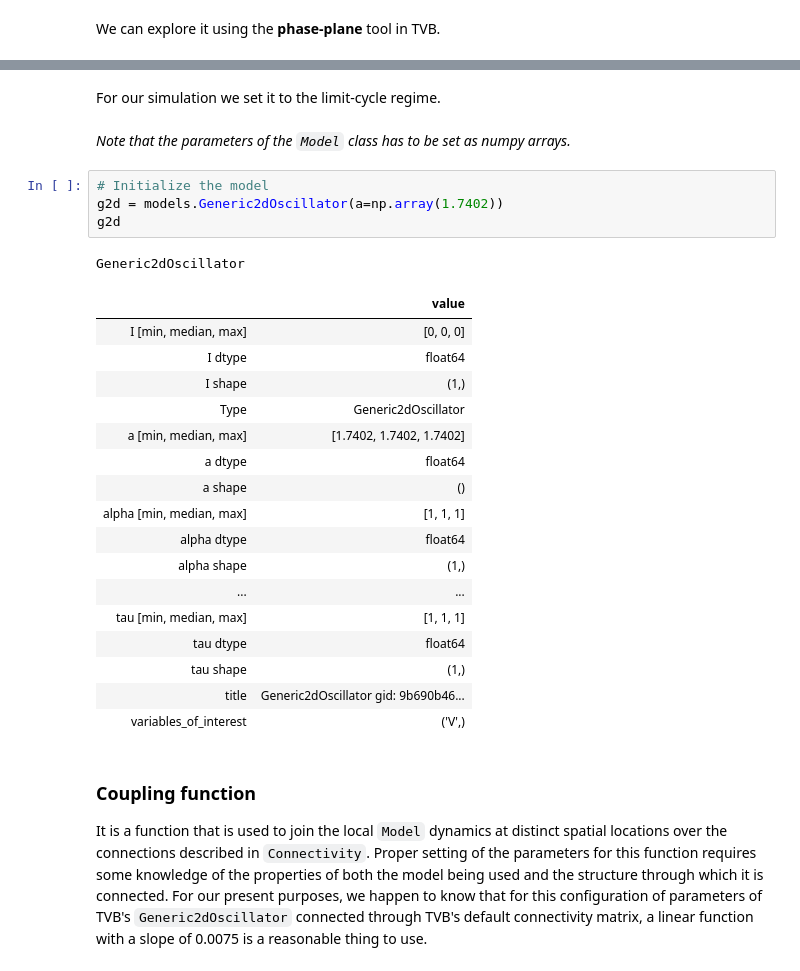
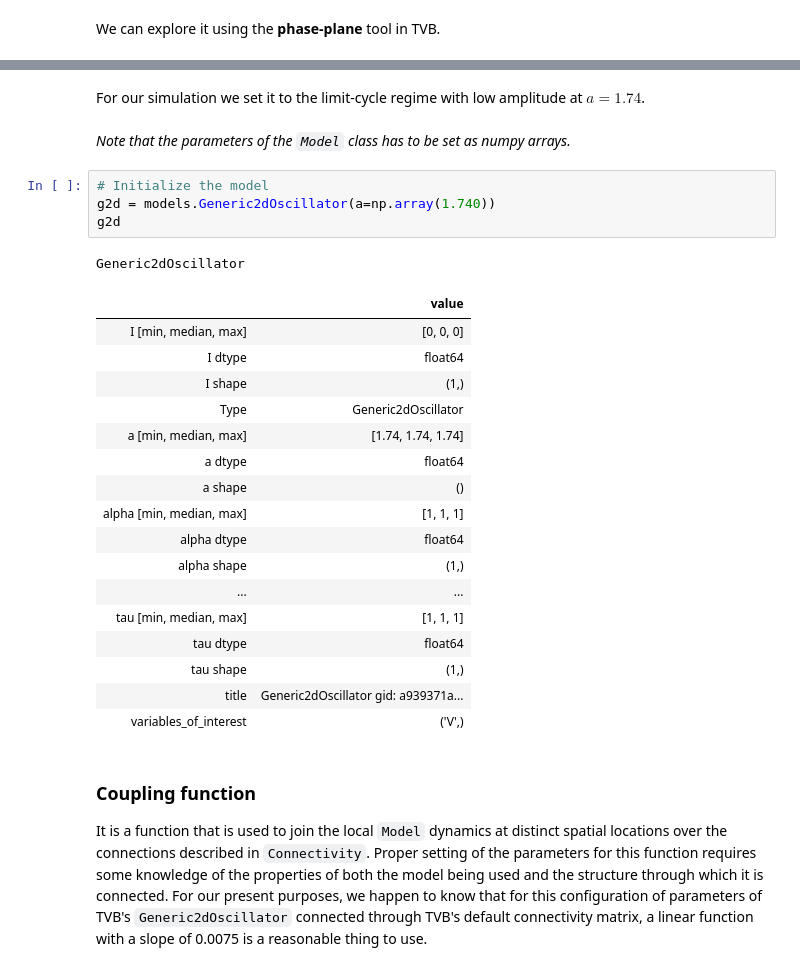
Before and after one commit to i-Zaak/tvb_tutorials, a Jupyter notebook: 1_TVB_First_steps.ipynb, the cells around one changed output, grey strips where cells are left out. Drawn from its saved outputs; the diff is of its cells as text.

```diff
--- a/1_TVB_First_steps.ipynb
+++ b/1_TVB_First_steps.ipynb
@@ -113,19 +113,19 @@ interactive(children=(FloatSlider(value=1.0, description='tau', max=5.0, min=1.0
 # %% [markdown]
-For our simulation we set it to the limit-cycle regime.
+For our simulation we set it to the limit-cycle regime with low amplitude at $a=1.74$.
 # %% [markdown]
 *Note that the parameters of the `Model` class has to be set as numpy arrays.*
 # %%
 # Initialize the model
-g2d = models.Generic2dOscillator(a=np.array(1.7402))
+g2d = models.Generic2dOscillator(a=np.array(1.740))
 g2d
 # %% [output]
 Generic2dOscillator
 |  | value |
 | I [min, median, max] | [0, 0, 0] |
 | I dtype | float64 |
 | I shape | (1,) |
 | Type | Generic2dOscillator |
-| a [min, median, max] | [1.7402, 1.7402, 1.7402] |
+| a [min, median, max] | [1.74, 1.74, 1.74] |
 | a dtype | float64 |
 | a shape | () |
 | alpha [min, median, max] | [1, 1, 1] |
@@ -135,7 +135,7 @@ Generic2dOscillator
 | tau [min, median, max] | [1, 1, 1] |
 | tau dtype | float64 |
 | tau shape | (1,) |
-| title | Generic2dOscillator gid: 9b690b46... |
+| title | Generic2dOscillator gid: a939371a... |
 | variables_of_interest | ('V',) |
 # %% [markdown]
 ### Coupling function
```
Also changed, not shown: parts of 29 cells of this notebook, 4 other files.
